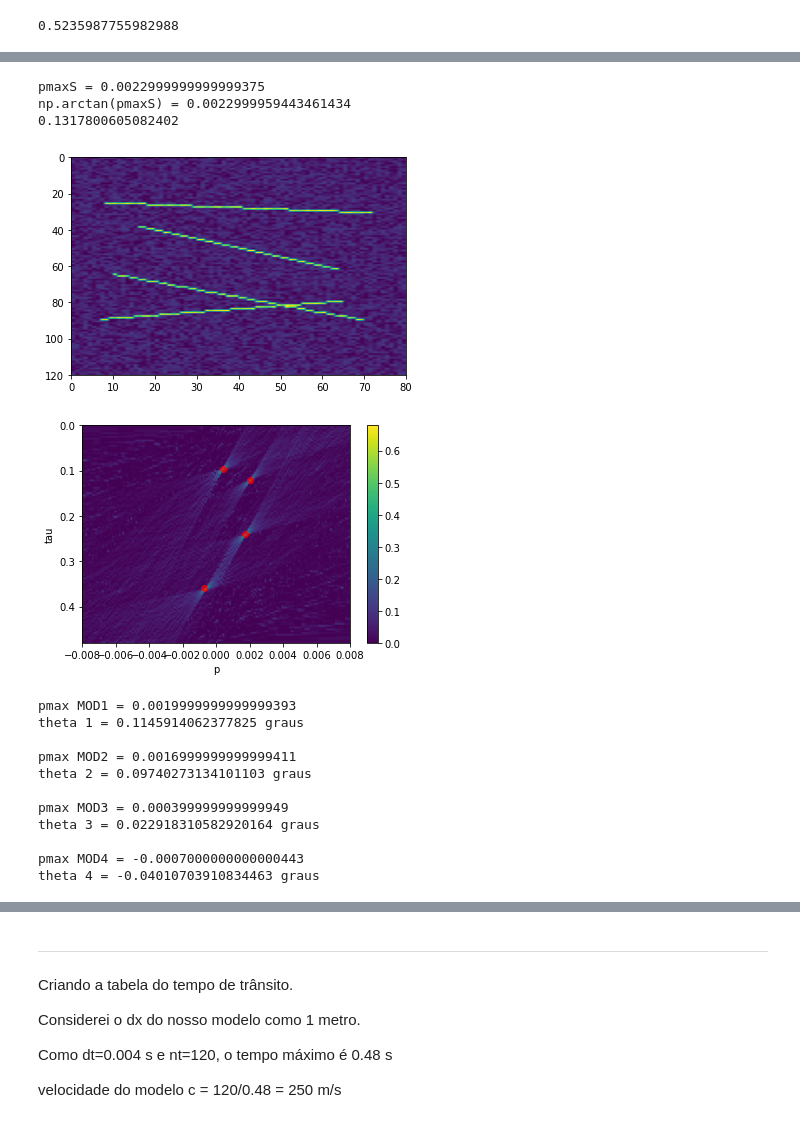
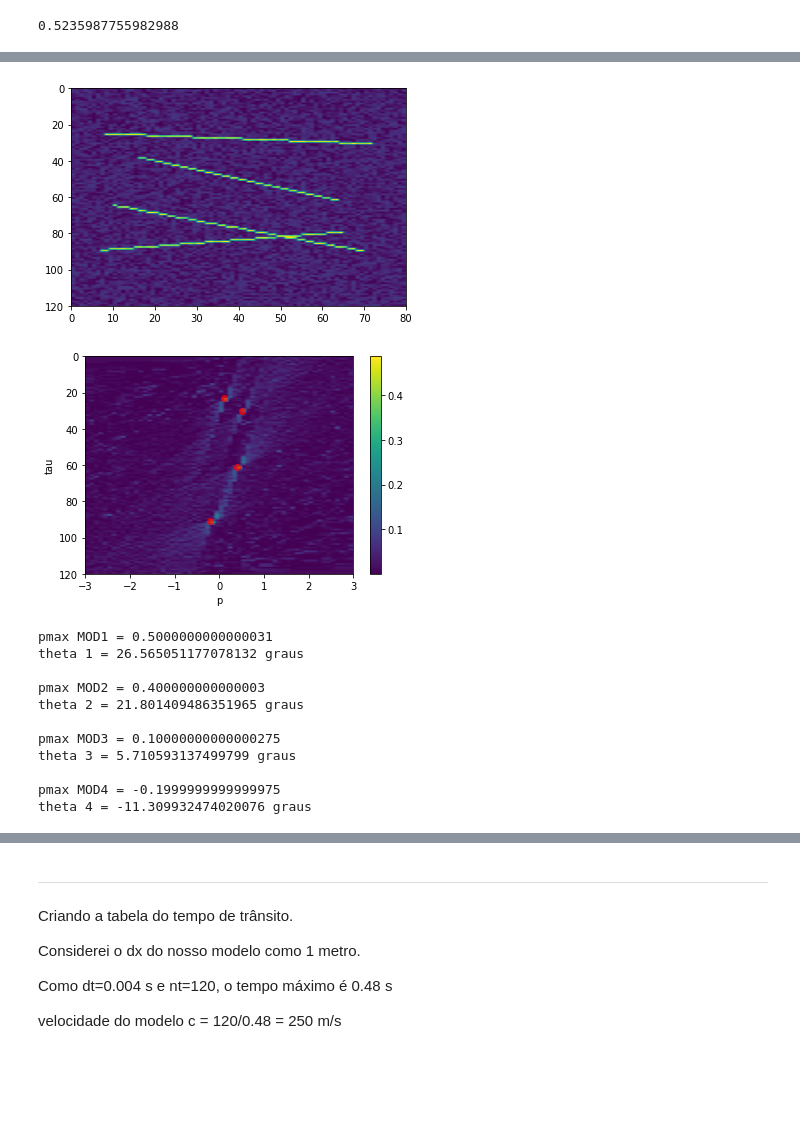
Before and after one commit to GuilhermeZakarewicz/DiffraPy, a Jupyter notebook: Funcao_Peso.ipynb, the cells around one changed output, grey strips where cells are left out. Cells and saved outputs as stored; diff of their text form; code cells hidden in the pictures; blank space fills up the shorter version.

```diff
--- a/Funcao_Peso.ipynb
+++ b/Funcao_Peso.ipynb
@@ -19,37 +19,3 @@ c=250
 np.radians(30)
 # %% [output]
 0.5235987755982988
-# %%
-MOD = np.zeros([ntr,nz])
-
-x_ini_1 = int(np.round(1*ntr/5))
-x_fim_1 = int(np.round(4*ntr/5))
-
-theta=np.radians(30)
-
-for i in range(x_ini_1,x_fim_1):
-    z = int(np.round(i*np.tan(theta)) + np.round(nt/4))
-    MOD[i,z]=1
-
-nn = np.random.rand(ntr,nt)
-MOD = MOD+(nn-0.5)*0.2
-
-plt.imshow(MOD.T, aspect="auto", extent=[0,dx*ntr,nz*dz,0])
-plt.show()
-
-pmin=-0.008
-pmax=0.008
-dp=0.0001
-dt=dz
-
-S,pmaxS,taumaxS,smax,ip,itau = SlantStack.slant_stack(pmin,pmax,dp,0,nt*dt,dt,MOD.T,1.0,dt,0,0)
-
-plt.imshow(S,extent=[pmin,pmax,nt*dt,0],aspect="auto")
-plt.plot(pmaxS,taumaxS,'or', alpha=.7)
-plt.colorbar()
-plt.xlabel('p')
-plt.ylabel('tau')
-plt.show()
-
-print(pmaxS)
-print(np.degrees(np.arctan(pmaxS)))
@@ -77,12 +22,3 @@ plt.show()
-# %%
-print(f"pmaxS = {pmaxS}")
-print(f"np.arctan(pmaxS) = {np.arctan(pmaxS)}")
-
-print(np.degrees(np.arctan(pmaxS)))
-# %% [output]
-pmaxS = 0.0022999999999999375
-np.arctan(pmaxS) = 0.0022999959443461434
-0.1317800605082402
 # %%
 MOD = np.zeros([ntr,nt])
 
@@ -130,7 +66,7 @@ MOD = MOD+(nn-0.5)*0.2
 plt.imshow(MOD.T, aspect="auto", extent=[0,dx*ntr,nz*dz,0])
 plt.show()
 # %% [output]
-[figure, old version]
+[figure, new version]
 # %%
 MOD1 = np.zeros([ntr,nt])
 MOD2 = np.zeros([ntr,nt])
@@ -154,37 +90,37 @@ for i in range(x_ini_3,x_fim_3):
 
 for i in range(x_ini_4,x_fim_4):
     z = int(np.round(i*np.sin(-theta4)) + np.round(3*nt/4))
     if z < nt:
         MOD4[i,z]=1
 
 
 nn = np.random.rand(ntr,nt)
 MOD1 = MOD1+(nn-0.5)*0.2
 MOD2 = MOD2+(nn-0.5)*0.2
 MOD3 = MOD3+(nn-0.5)*0.2
 MOD4 = MOD4+(nn-0.5)*0.2
 
-pmin=-0.008
-pmax=0.008
-dp=0.0001
+pmin=-3
+pmax=3
+dp=0.1
 
 S,pmaxS,taumaxS,smax,ip,itau = SlantStack.slant_stack(pmin,pmax,dp,0,nt*dt,dt,MOD.T,1.0,dt,0,0)
 S1,pmaxS1,taumaxS1,smax1,ip1,itau1 = SlantStack.slant_stack(pmin,pmax,dp,0,nt*dt,dt,MOD1.T,1.0,dt,0,0)
 S2,pmaxS2,taumaxS2,smax2,ip2,itau2 = SlantStack.slant_stack(pmin,pmax,dp,0,nt*dt,dt,MOD2.T,1.0,dt,0,0)
 S3,pmaxS3,taumaxS3,smax3,ip3,itau3 = SlantStack.slant_stack(pmin,pmax,dp,0,nt*dt,dt,MOD3.T,1.0,dt,0,0)
 S4,pmaxS4,taumaxS4,smax4,ip4,itau4 = SlantStack.slant_stack(pmin,pmax,dp,0,nt*dt,dt,MOD4.T,1.0,dt,0,0)
 
 plt.imshow(S,extent=[pmin,pmax,nt*dt,0],aspect="auto")
 plt.plot(pmaxS1,taumaxS1,'or', alpha=.7)
 plt.plot(pmaxS2,taumaxS2,'or', alpha=.7)
 plt.plot(pmaxS3,taumaxS3,'or', alpha=.7)
 plt.plot(pmaxS4,taumaxS4,'or', alpha=.7)
 plt.colorbar()
 plt.xlabel('p')
 plt.ylabel('tau')
 plt.show()
 # %% [output]
-[figure, old version]
+[figure, new version]
 # %%
 t1 = np.degrees(np.arctan(pmaxS1))
 t2 = np.degrees(np.arctan(pmaxS2))
@@ -203,14 +139,14 @@ print(f"theta 3 = {t3} graus")
 print("\npmax MOD4 =", pmaxS4)
 print(f"theta 4 = {t4} graus")
 # %% [output]
-pmax MOD1 = 0.0019999999999999393
-theta 1 = 0.1145914062377825 graus
+pmax MOD1 = 0.5000000000000031
+theta 1 = 26.565051177078132 graus
 
-pmax MOD2 = 0.0016999999999999411
-theta 2 = 0.09740273134101103 graus
+pmax MOD2 = 0.400000000000003
+theta 2 = 21.801409486351965 graus
 
-pmax MOD3 = 0.000399999999999949
-theta 3 = 0.022918310582920164 graus
+pmax MOD3 = 0.10000000000000275
+theta 3 = 5.710593137499799 graus
 
-pmax MOD4 = -0.0007000000000000443
-theta 4 = -0.04010703910834463 graus
+pmax MOD4 = -0.1999999999999975
+theta 4 = -11.309932474020076 graus
```
Also changed, not shown: parts of 21 cells of this notebook, 2 other files.
